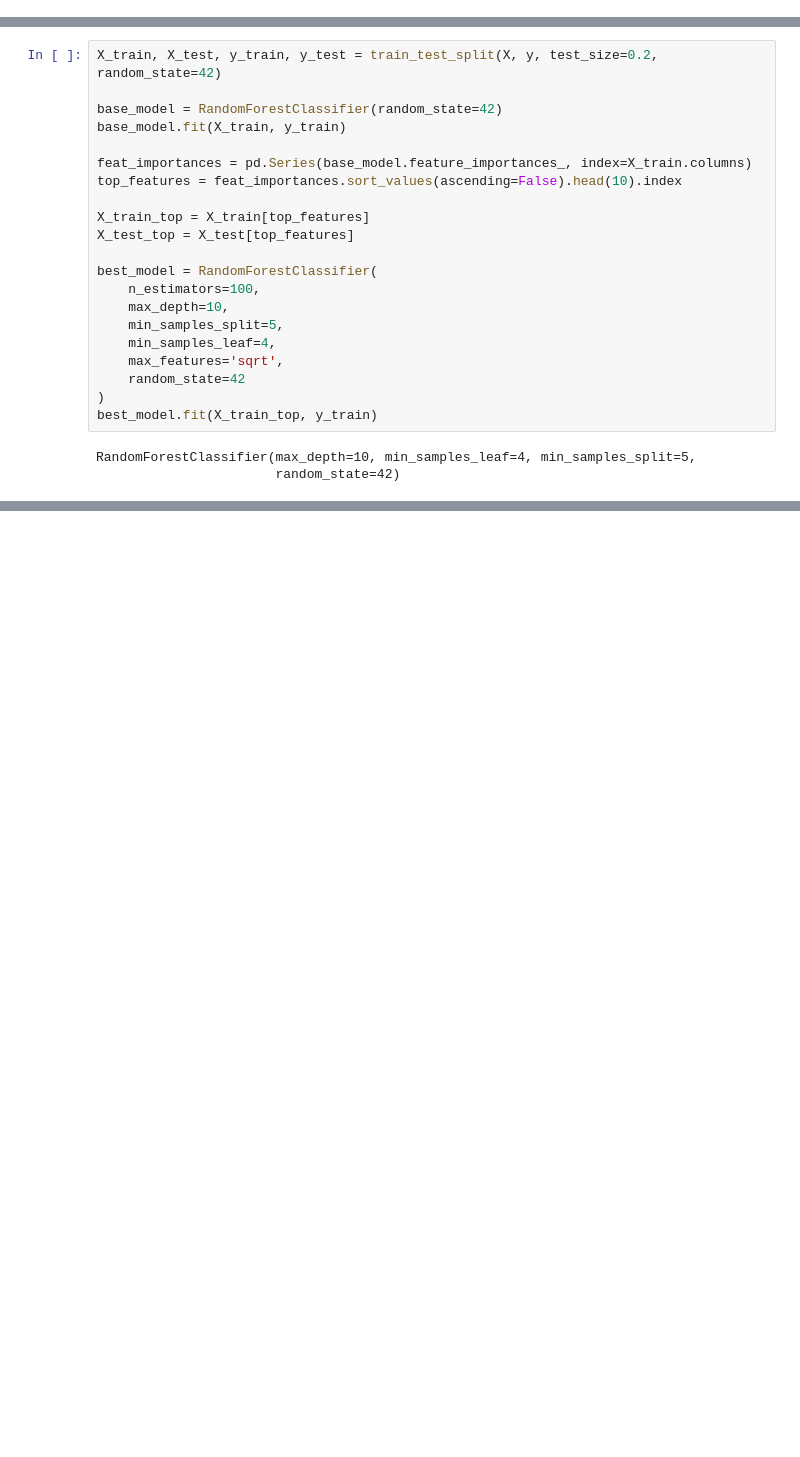
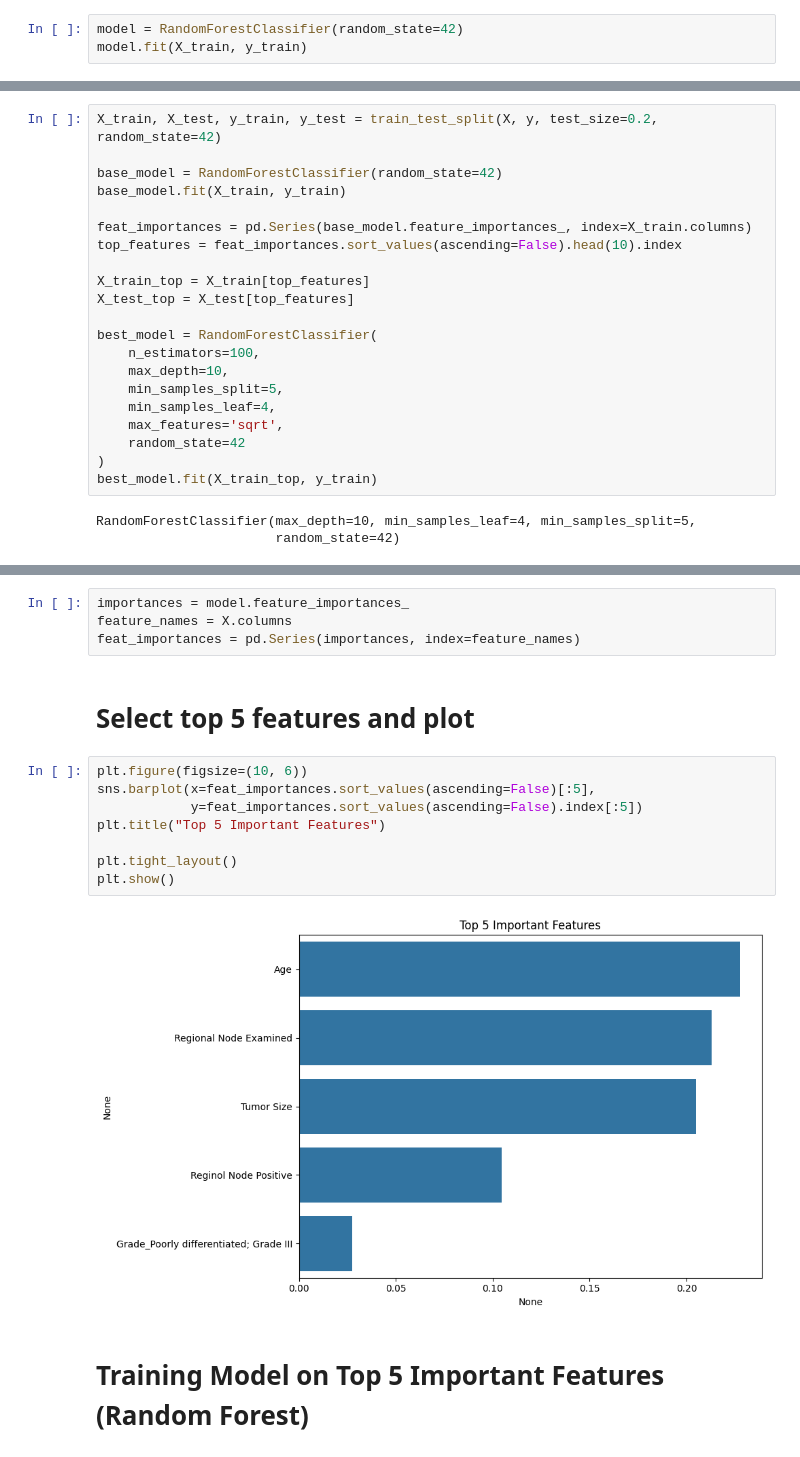
Before and after one commit to MichaelYemane707/breast_cancer_prediction, a Jupyter notebook: RandomForestClassifier.ipynb, the cells around one changed output, grey strips where cells are left out. Cells and saved outputs as stored; diff of their text form; blank space fills up the shorter version.

```diff
--- a/RandomForestClassifier.ipynb
+++ b/RandomForestClassifier.ipynb
@@ -227,0 +66,3 @@ X_train, X_test, y_train, y_test = train_test_split(X, y, test_size=0.2, random_
+# %%
+model = RandomForestClassifier(random_state=42)
+model.fit(X_train, y_train)
@@ -273,0 +141,18 @@ plt.show()
+# %%
+importances = model.feature_importances_
+feature_names = X.columns
+feat_importances = pd.Series(importances, index=feature_names)
+# %% [markdown]
+# Select top 5 features and plot
+# %%
+plt.figure(figsize=(10, 6))
+sns.barplot(x=feat_importances.sort_values(ascending=False)[:5],
+            y=feat_importances.sort_values(ascending=False).index[:5])
+plt.title("Top 5 Important Features")
+
+plt.tight_layout()
+plt.show()
+# %% [output]
+[figure, added]
+# %% [markdown]
+# Training Model on Top 5 Important Features (Random Forest)
```
Also changed, not shown: parts of 49 cells of this notebook.
